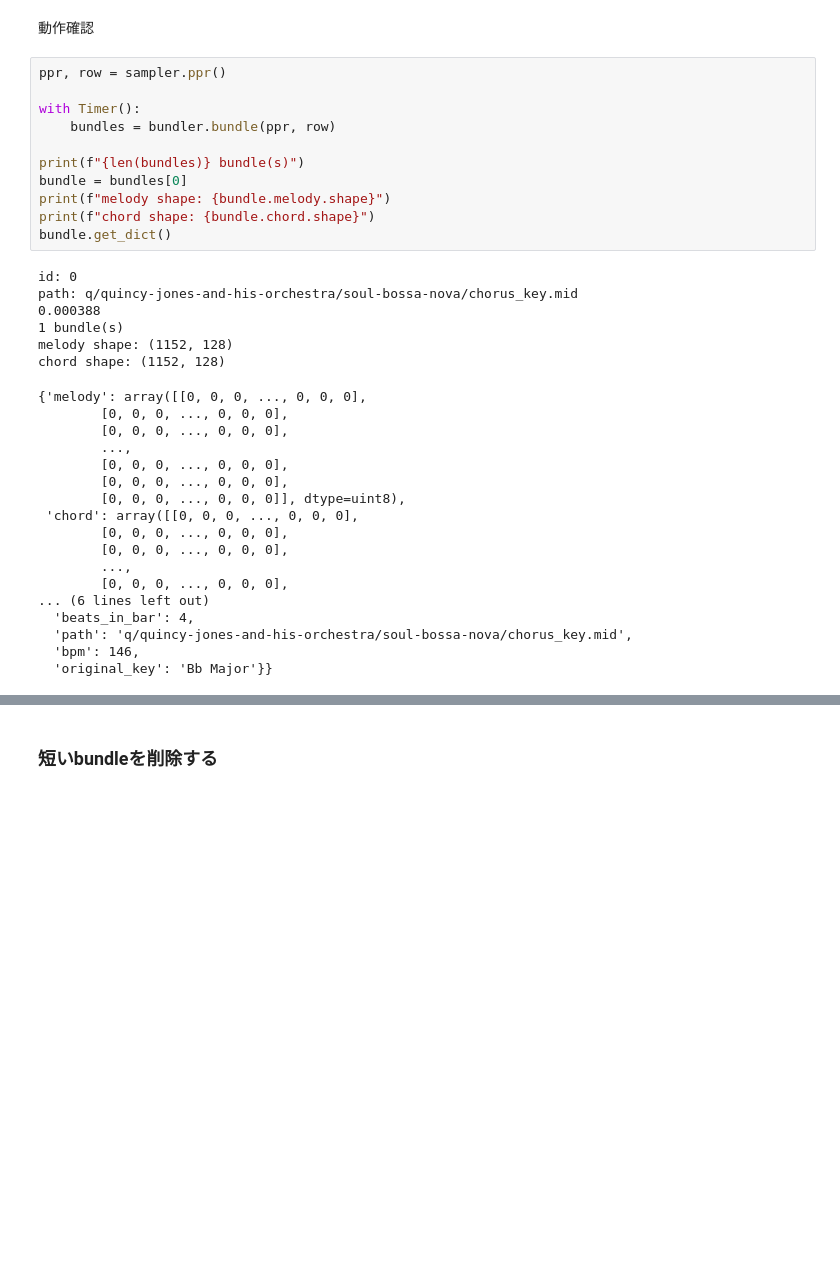
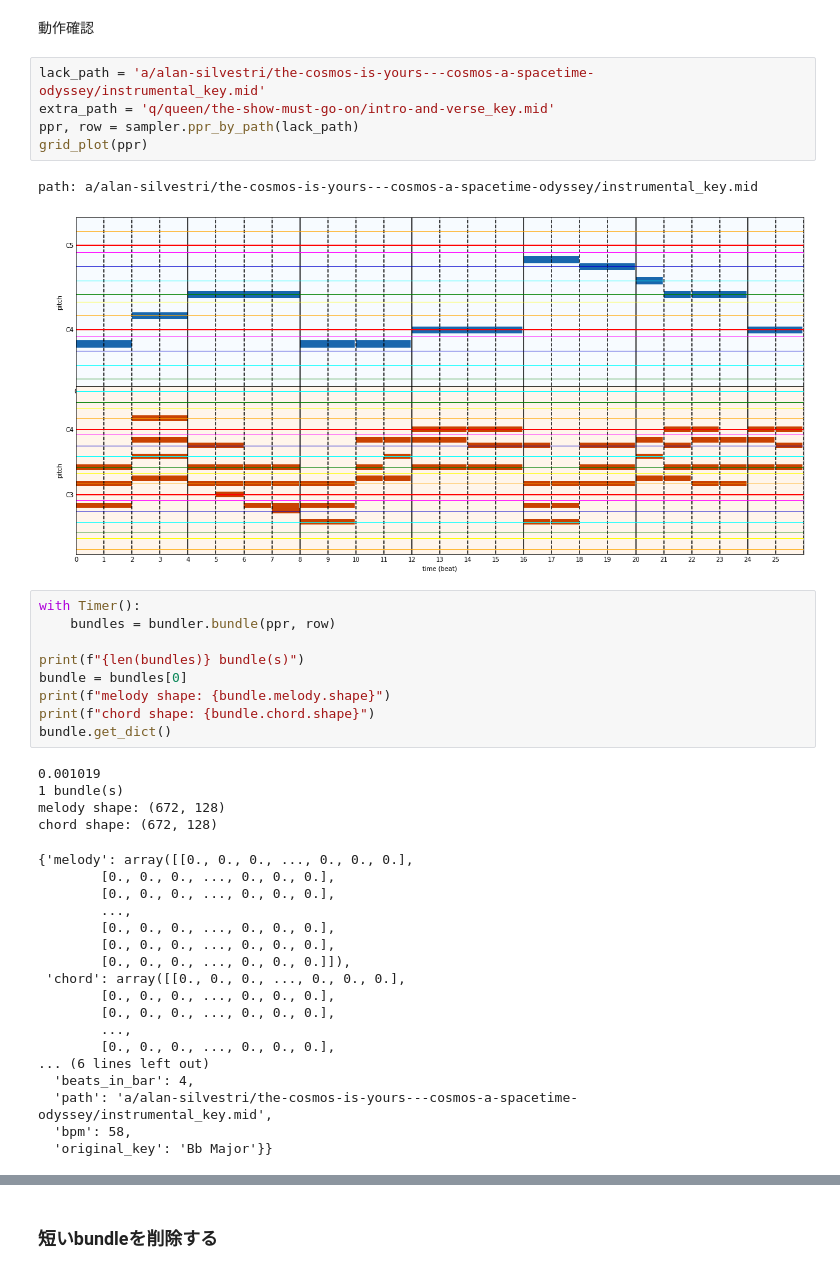
Before and after one commit to fuurin/schwbert, a Jupyter notebook: preparation/theorytab.ipynb, the cells around one changed output, grey strips where cells are left out. Cells and saved outputs as stored; diff of their text form; blank space fills up the shorter version.

```diff
--- a/preparation/theorytab.ipynb
+++ b/preparation/theorytab.ipynb
@@ -120,9 +133,15 @@ Bundleに施すProcessor
 bundler = PypianorollBundler()
 # %% [markdown]
 動作確認
+# %%
+lack_path = 'a/alan-silvestri/the-cosmos-is-yours---cosmos-a-spacetime-odyssey/instrumental_key.mid'
+extra_path = 'q/queen/the-show-must-go-on/intro-and-verse_key.mid'
+ppr, row = sampler.ppr_by_path(lack_path)
+grid_plot(ppr)
+# %% [output]
+path: a/alan-silvestri/the-cosmos-is-yours---cosmos-a-spacetime-odyssey/instrumental_key.mid
+[figure, added]
 # %%
-ppr, row = sampler.ppr()
-
 with Timer():
     bundles = bundler.bundle(ppr, row)
 
@@ -132,26 +151,24 @@ print(f"melody shape: {bundle.melody.shape}")
 print(f"chord shape: {bundle.chord.shape}")
 bundle.get_dict()
 # %% [output]
-id: 0
-path: q/quincy-jones-and-his-orchestra/soul-bossa-nova/chorus_key.mid
-0.000388
+0.001019
 1 bundle(s)
-melody shape: (1152, 128)
-chord shape: (1152, 128)
+melody shape: (672, 128)
+chord shape: (672, 128)
-{'melody': array([[0, 0, 0, ..., 0, 0, 0],
-        [0, 0, 0, ..., 0, 0, 0],
-        [0, 0, 0, ..., 0, 0, 0],
+{'melody': array([[0., 0., 0., ..., 0., 0., 0.],
+        [0., 0., 0., ..., 0., 0., 0.],
+        [0., 0., 0., ..., 0., 0., 0.],
         ...,
-        [0, 0, 0, ..., 0, 0, 0],
-        [0, 0, 0, ..., 0, 0, 0],
-        [0, 0, 0, ..., 0, 0, 0]], dtype=uint8),
- 'chord': array([[0, 0, 0, ..., 0, 0, 0],
-        [0, 0, 0, ..., 0, 0, 0],
-        [0, 0, 0, ..., 0, 0, 0],
+        [0., 0., 0., ..., 0., 0., 0.],
+        [0., 0., 0., ..., 0., 0., 0.],
+        [0., 0., 0., ..., 0., 0., 0.]]),
+ 'chord': array([[0., 0., 0., ..., 0., 0., 0.],
+        [0., 0., 0., ..., 0., 0., 0.],
+        [0., 0., 0., ..., 0., 0., 0.],
         ...,
-        [0, 0, 0, ..., 0, 0, 0],
+        [0., 0., 0., ..., 0., 0., 0.],
 ... (6 lines left out)
   'beats_in_bar': 4,
-  'path': 'q/quincy-jones-and-his-orchestra/soul-bossa-nova/chorus_key.mid',
-  'bpm': 146,
+  'path': 'a/alan-silvestri/the-cosmos-is-yours---cosmos-a-spacetime-odyssey/instrumental_key.mid',
+  'bpm': 58,
   'original_key': 'Bb Major'}}
```
Also changed, not shown: parts of 56 cells of this notebook, 1 other file.
